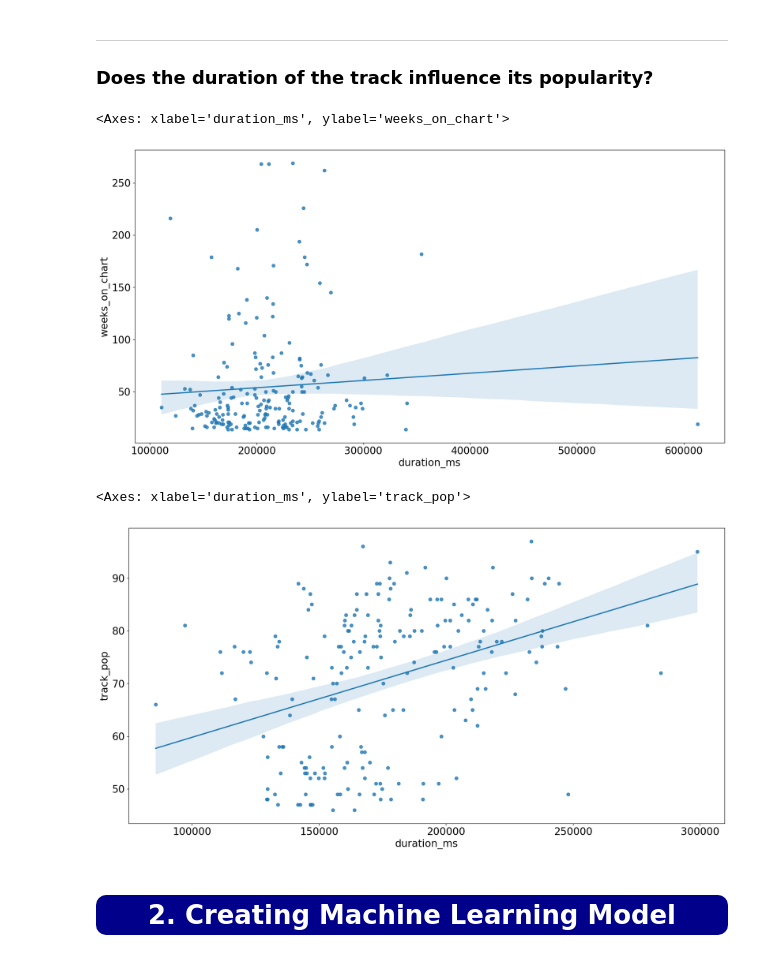
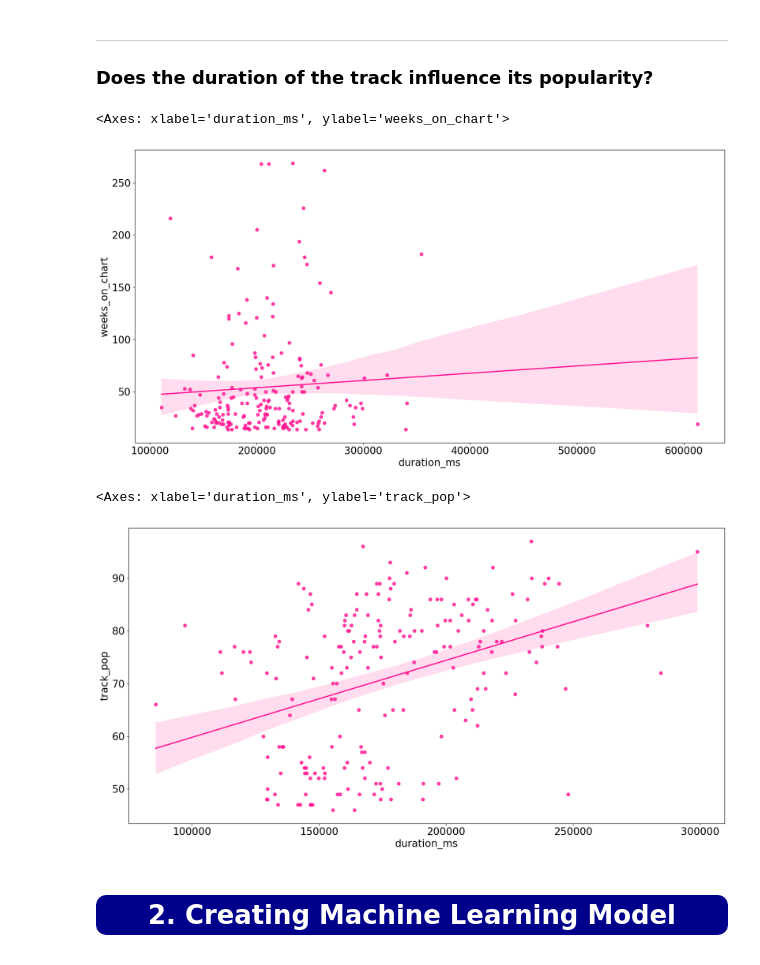
Before and after one commit to fdac23/TikTok_Vs._Spotify, a Jupyter notebook: file.ipynb, the cells around one changed output. Cells and saved outputs as stored; diff of their text form; code cells hidden in the pictures.

Commit message:
color change

```diff
--- a/file.ipynb
+++ b/file.ipynb
@@ -195,15 +195,15 @@ sns.heatmap(selected_tiktok[columns_acoustic].corr(), mask=mask, annot = True, v
 
 ### Does the duration of the track influence its popularity?
 # %%
-sns.regplot(x=selected_spodify["duration_ms"], y=selected_spodify["weeks_on_chart"])
+sns.regplot(x=selected_spodify["duration_ms"], y=selected_spodify["weeks_on_chart"], color='#FF1493')
 # %% [output]
 <Axes: xlabel='duration_ms', ylabel='weeks_on_chart'>
-[figure, old version]
+[figure, new version]
 # %%
-sns.regplot(x=selected_tiktok["duration_ms"], y=selected_tiktok["track_pop"])
+sns.regplot(x=selected_tiktok["duration_ms"], y=selected_tiktok["track_pop"], color='#FF1493')
 # %% [output]
 <Axes: xlabel='duration_ms', ylabel='track_pop'>
-[figure, old version]
+[figure, new version]
 # %% [markdown]
 # <p style="background-color:#00008B;color:white;font-size:100%;text-align:center;border-radius:10px 10px;">2. Creating Machine Learning Model</p>
 # %% [markdown]
```
